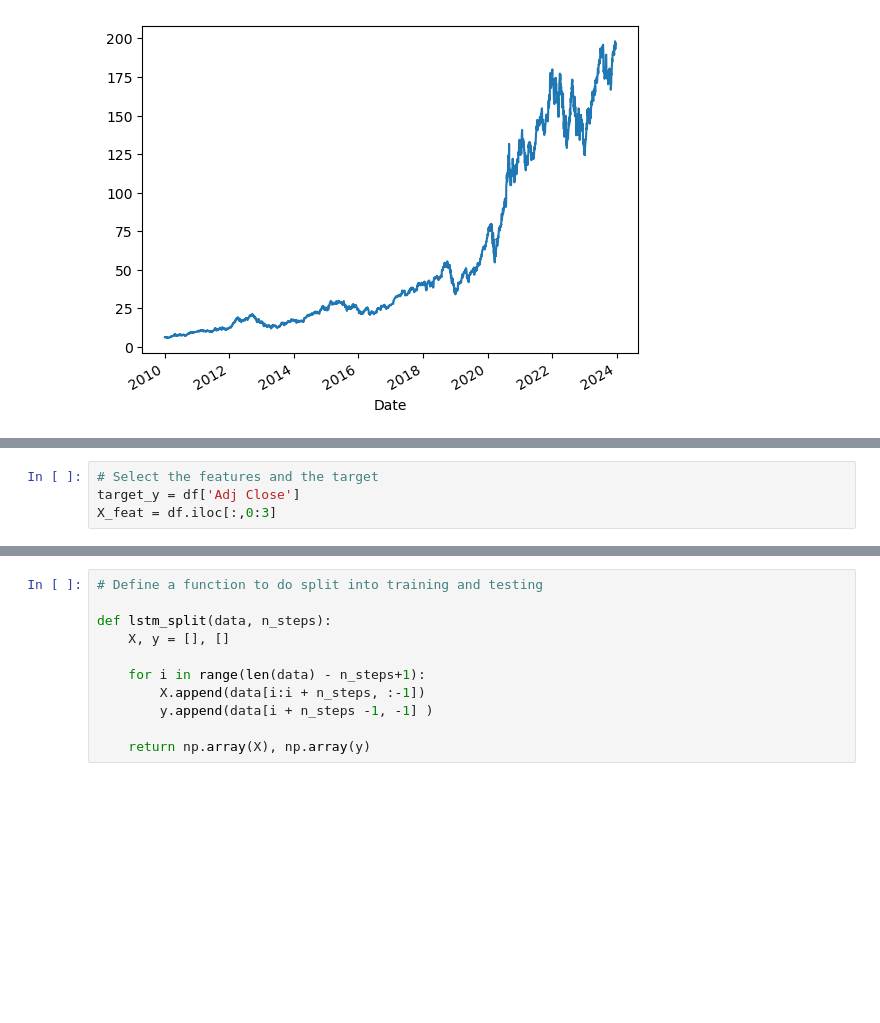
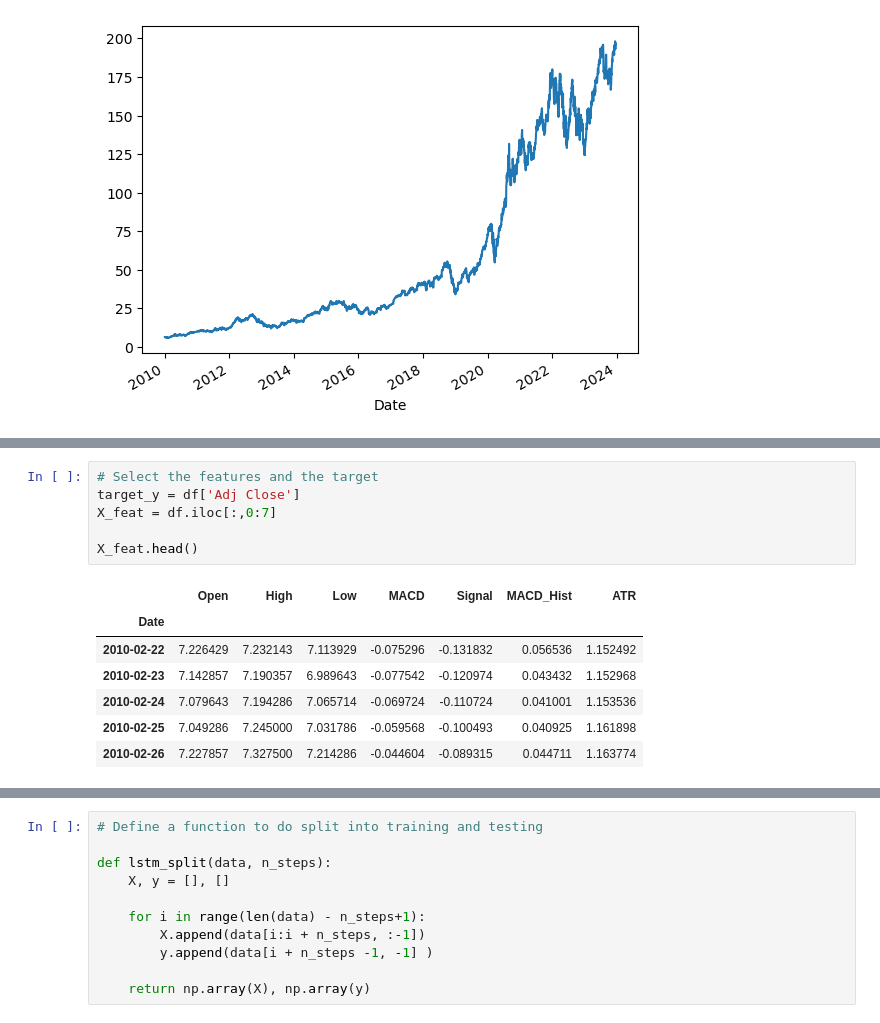
Before and after one commit to vuanhngo14/StockSage, a Jupyter notebook: stocksage_draft.ipynb, the cells around one changed output, grey strips where cells are left out. Cells and saved outputs as stored; diff of their text form; blank space fills up the shorter version.

```diff
--- a/stocksage_draft.ipynb
+++ b/stocksage_draft.ipynb
@@ -55,7 +106,17 @@ df['Adj Close'].plot()
 # %%
 # Select the features and the target
 target_y = df['Adj Close']
-X_feat = df.iloc[:,0:3]
+X_feat = df.iloc[:,0:7]
+
+X_feat.head()
+# %% [output]
+|  | Open | High | Low | MACD | Signal | MACD_Hist | ATR |
+| Date |  |  |  |  |  |  |  |
+| 2010-02-22 | 7.226429 | 7.232143 | 7.113929 | -0.075296 | -0.131832 | 0.056536 | 1.152492 |
+| 2010-02-23 | 7.142857 | 7.190357 | 6.989643 | -0.077542 | -0.120974 | 0.043432 | 1.152968 |
+| 2010-02-24 | 7.079643 | 7.194286 | 7.065714 | -0.069724 | -0.110724 | 0.041001 | 1.153536 |
+| 2010-02-25 | 7.049286 | 7.245000 | 7.031786 | -0.059568 | -0.100493 | 0.040925 | 1.161898 |
+| 2010-02-26 | 7.227857 | 7.327500 | 7.214286 | -0.044604 | -0.089315 | 0.044711 | 1.163774 |
 # %%
 # Scale the data using standard scaler
 # Standard scaler will scale between -1 and 1
```
Also changed, not shown: parts of 14 cells of this notebook, 1 other file.
